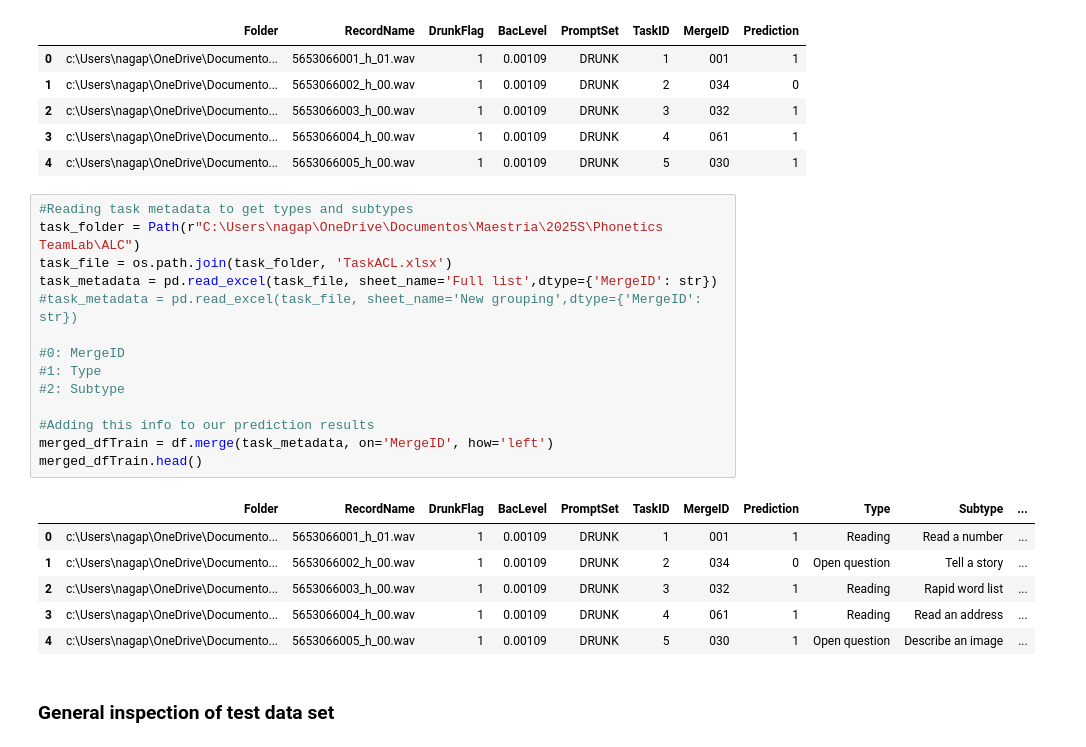
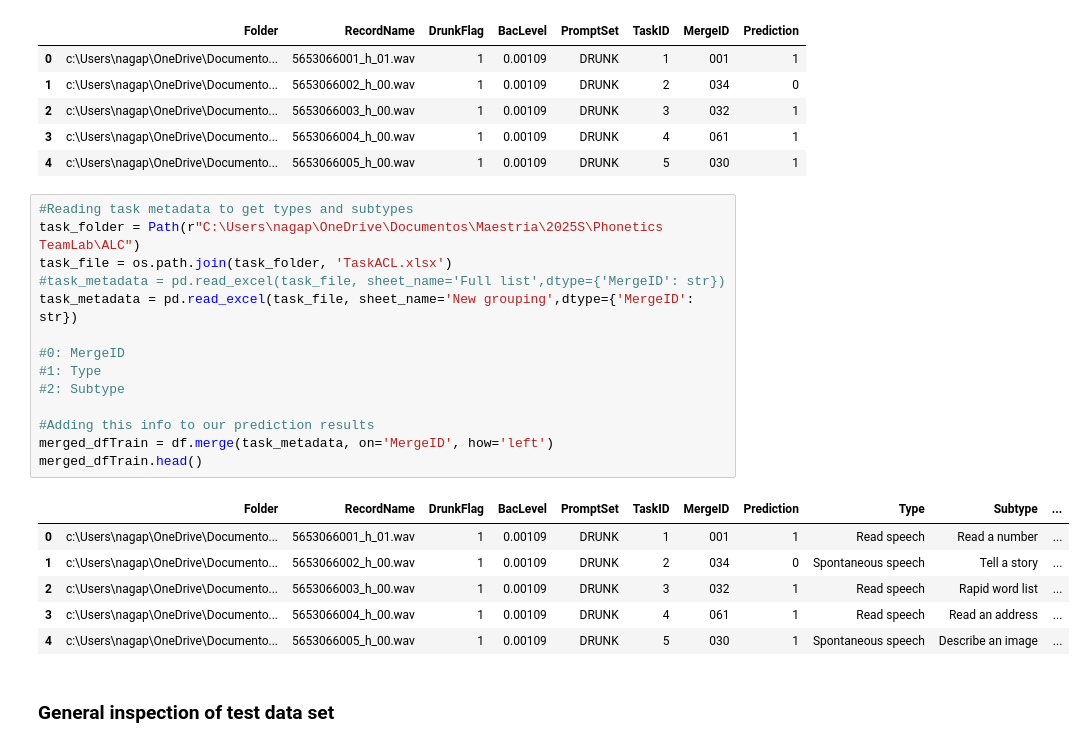
Before and after one commit to krishnarevi/inebriation-voice-detector, a Jupyter notebook: notebooks/Explainability.ipynb, the cells around one changed output. Drawn from its saved outputs; the diff is of its cells as text.

```diff
--- a/notebooks/Explainability.ipynb
+++ b/notebooks/Explainability.ipynb
@@ -131,24 +131,24 @@ df.head()
 # %%
 #Reading task metadata to get types and subtypes
 task_folder = Path(r"C:\Users\nagap\OneDrive\Documentos\Maestria\2025S\Phonetics TeamLab\ALC")
 task_file = os.path.join(task_folder, 'TaskACL.xlsx')
-task_metadata = pd.read_excel(task_file, sheet_name='Full list',dtype={'MergeID': str})
-#task_metadata = pd.read_excel(task_file, sheet_name='New grouping',dtype={'MergeID': str})
+#task_metadata = pd.read_excel(task_file, sheet_name='Full list',dtype={'MergeID': str})
+task_metadata = pd.read_excel(task_file, sheet_name='New grouping',dtype={'MergeID': str})
 
 #0: MergeID
 #1: Type
 #2: Subtype
 
 #Adding this info to our prediction results
 merged_dfTrain = df.merge(task_metadata, on='MergeID', how='left')
 merged_dfTrain.head()
 # %% [output]
 |  | Folder | RecordName | DrunkFlag | BacLevel | PromptSet | TaskID | MergeID | Prediction | Type | Subtype | ... |
-| 0 | c:\Users\nagap\OneDrive\Documento... | 5653066001_h_01.wav | 1 | 0.00109 | DRUNK | 1 | 001 | 1 | Reading | Read a number | ... |
-| 1 | c:\Users\nagap\OneDrive\Documento... | 5653066002_h_00.wav | 1 | 0.00109 | DRUNK | 2 | 034 | 0 | Open question | Tell a story | ... |
-| 2 | c:\Users\nagap\OneDrive\Documento... | 5653066003_h_00.wav | 1 | 0.00109 | DRUNK | 3 | 032 | 1 | Reading | Rapid word list | ... |
-| 3 | c:\Users\nagap\OneDrive\Documento... | 5653066004_h_00.wav | 1 | 0.00109 | DRUNK | 4 | 061 | 1 | Reading | Read an address | ... |
-| 4 | c:\Users\nagap\OneDrive\Documento... | 5653066005_h_00.wav | 1 | 0.00109 | DRUNK | 5 | 030 | 1 | Open question | Describe an image | ... |
+| 0 | c:\Users\nagap\OneDrive\Documento... | 5653066001_h_01.wav | 1 | 0.00109 | DRUNK | 1 | 001 | 1 | Read speech | Read a number | ... |
+| 1 | c:\Users\nagap\OneDrive\Documento... | 5653066002_h_00.wav | 1 | 0.00109 | DRUNK | 2 | 034 | 0 | Spontaneous speech | Tell a story | ... |
+| 2 | c:\Users\nagap\OneDrive\Documento... | 5653066003_h_00.wav | 1 | 0.00109 | DRUNK | 3 | 032 | 1 | Read speech | Rapid word list | ... |
+| 3 | c:\Users\nagap\OneDrive\Documento... | 5653066004_h_00.wav | 1 | 0.00109 | DRUNK | 4 | 061 | 1 | Read speech | Read an address | ... |
+| 4 | c:\Users\nagap\OneDrive\Documento... | 5653066005_h_00.wav | 1 | 0.00109 | DRUNK | 5 | 030 | 1 | Spontaneous speech | Describe an image | ... |
 # %% [markdown]
 ### General inspection of test data set
 # %%
```
Also changed, not shown: parts of 6 cells of this notebook.
